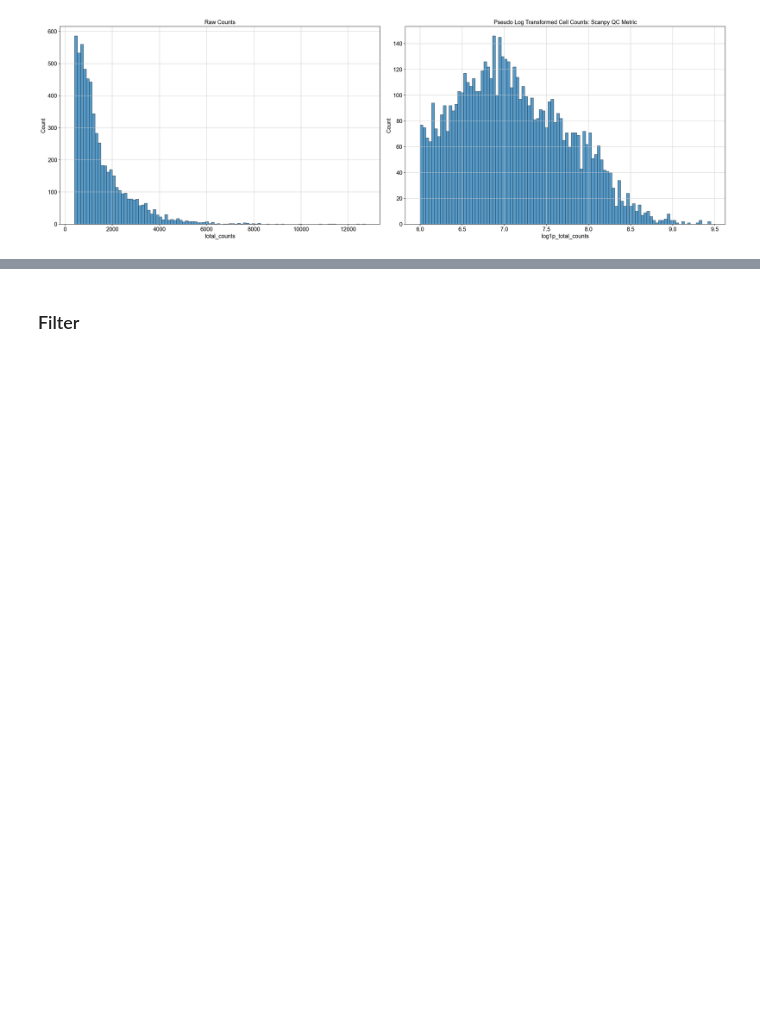
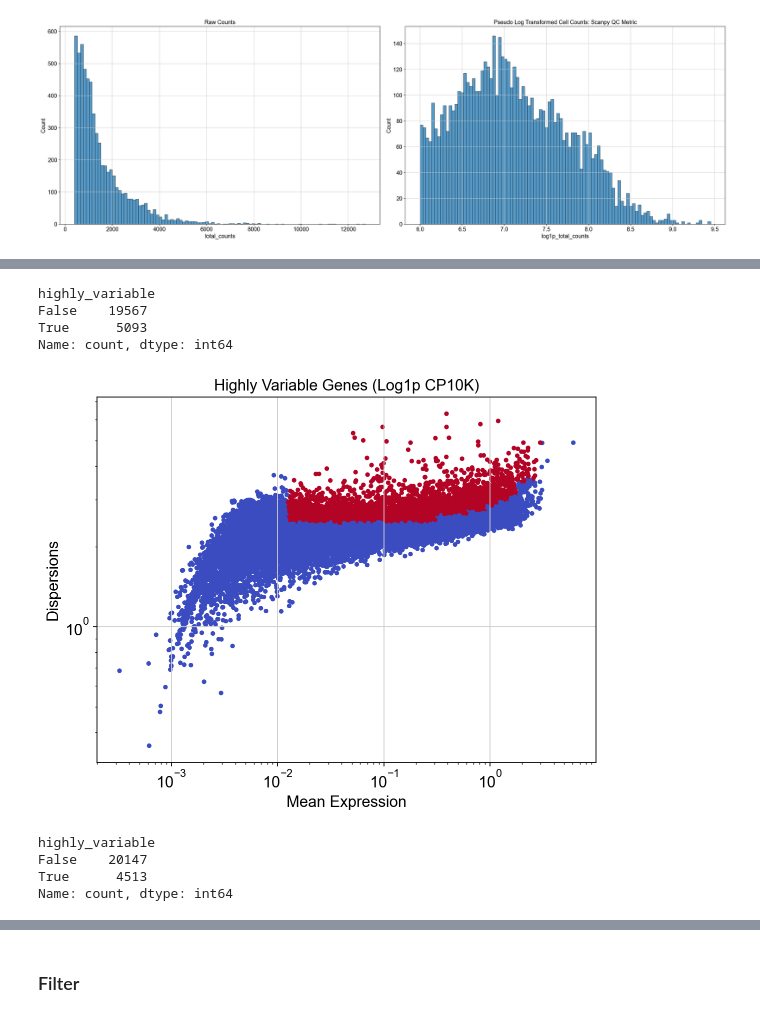
Before and after one commit to MikiasHWT/scRNA_Lethal_Covid19_Analysis, a Jupyter notebook: scRNA_Lethal_Covid19_Analysis.ipynb, the cells around one changed output, grey strips where cells are left out. Saved outputs shown, nothing was run; the diff lists cells and outputs as text; code cells hidden in the pictures; blank space fills up the shorter version.

```diff
--- a/scRNA_Lethal_Covid19_Analysis.ipynb
+++ b/scRNA_Lethal_Covid19_Analysis.ipynb
@@ -877,0 +904,37 @@ pivot_df
+# %%
+HVG_res_log1p_CP10K = sc.pp.highly_variable_genes(adata, layer="log1p-CP10K", inplace=False)
+
+HVG_res_log1p_CP10K["highly_variable"].value_counts()
+# %% [output]
+highly_variable
+False    19567
+True      5093
+Name: count, dtype: int64
+# %%
+# Scatter plot for HVG results
+plt.figure(figsize=(8, 6))
+plt.scatter(
+    HVG_res_log1p_CP10K["means"],
+    HVG_res_log1p_CP10K["dispersions"],
+    c=HVG_res_log1p_CP10K["highly_variable"],
+    cmap="coolwarm", s=10
+)
+
+plt.xscale("log")
+plt.yscale("log")
+
+plt.xlabel("Mean Expression")
+plt.ylabel("Dispersions")
+plt.title("Highly Variable Genes (Log1p CP10K)")
+plt.show();
+# %% [output]
+[figure, added]
+# %%
+HVG_res_log1p_CPM = sc.pp.highly_variable_genes(adata, layer="log1p-CPM", inplace=False)
+
+HVG_res_log1p_CPM["highly_variable"].value_counts()
+# %% [output]
+highly_variable
+False    20147
+True      4513
+Name: count, dtype: int64
```
Also changed, not shown: parts of 63 cells of this notebook.
